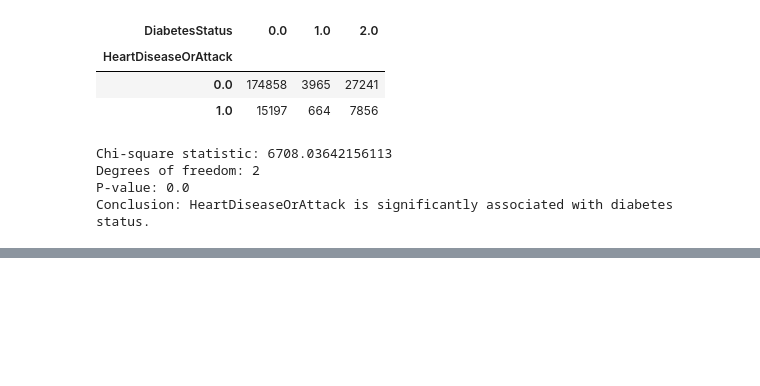
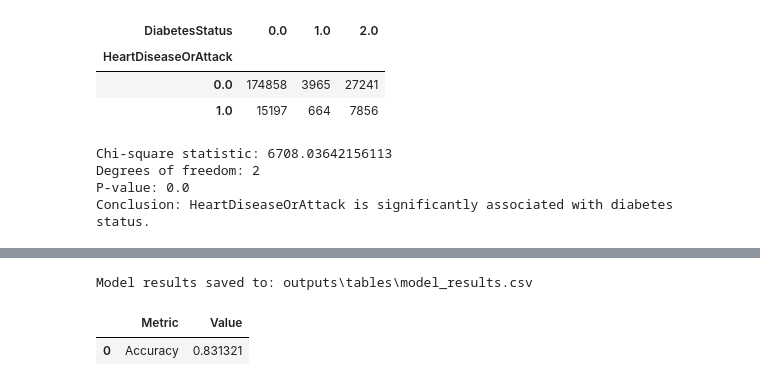
Before and after one commit to Amaanster1234/INFO-I211---Final-Project-, a Jupyter notebook: final_project.ipynb, the cells around one changed output, grey strips where cells are left out. Drawn from its saved outputs; the diff is of its cells as text; code cells hidden in the pictures; blank space fills up the shorter version.

```diff
--- a/final_project.ipynb
+++ b/final_project.ipynb
@@ -960,0 +1038,11 @@ Saved to: outputs\tables\statistical_results.csv
+# %%
+# ----------------------------
+# Model evaluation
+# ----------------------------
+
+accuracy = accuracy_score(y_test, y_pred)
+
+print("Model Accuracy:", accuracy)
+
+print("\nClassification Report:")
+print(classification_report(y_test, y_pred))
@@ -960,0 +1081,19 @@ Saved to: outputs\tables\statistical_results.csv
+# %%
+# ----------------------------
+# Save model performance
+# ----------------------------
+
+results_df = pd.DataFrame({
+    "Metric": ["Accuracy"],
+    "Value": [accuracy]
+})
+
+results_file = os.path.join(tables_folder, "model_results.csv")
+results_df.to_csv(results_file, index=False)
+
+print("Model results saved to:", results_file)
+display(results_df)
+# %% [output]
+Model results saved to: outputs\tables\model_results.csv
+|  | Metric | Value |
+| 0 | Accuracy | 0.831321 |
```
Also changed, not shown: parts of 9 cells of this notebook.
